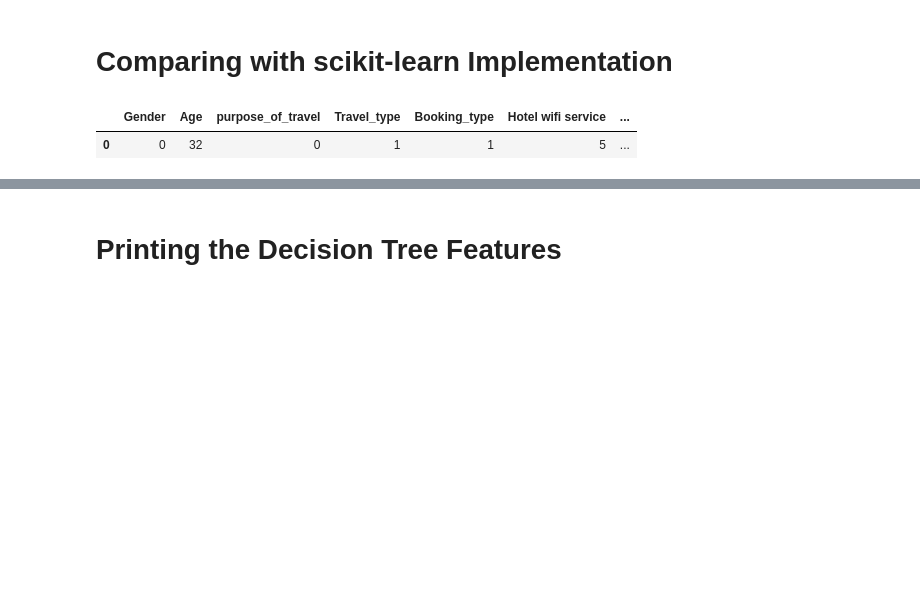
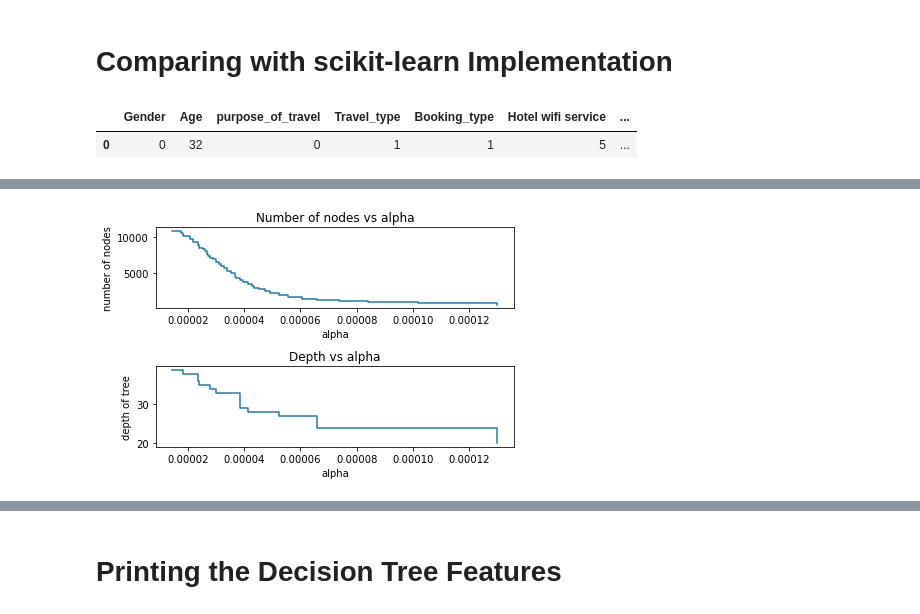
Before and after one commit to heisenbug237/WoC3_MLe, a Jupyter notebook: MyTree.ipynb, the cells around one changed output, grey strips where cells are left out. Saved outputs shown, nothing was run; the diff lists cells and outputs as text; code cells hidden in the pictures; blank space fills up the shorter version.

```diff
--- a/MyTree.ipynb
+++ b/MyTree.ipynb
@@ -312,0 +403,18 @@ libtime=time.time()-start
+# %%
+#clfs = clfs[:-1]
+#good_ccp_alphas = good_ccp_alphas[:-1]
+
+node_counts = [clf.tree_.node_count for clf in clfs]
+depth = [clf.tree_.max_depth for clf in clfs]
+fig, ax = plt.subplots(2, 1)
+ax[0].plot(good_ccp_alphas, node_counts, marker='', drawstyle="steps-post")
+ax[0].set_xlabel("alpha")
+ax[0].set_ylabel("number of nodes")
+ax[0].set_title("Number of nodes vs alpha")
+ax[1].plot(good_ccp_alphas, depth, marker='', drawstyle="steps-post")
+ax[1].set_xlabel("alpha")
+ax[1].set_ylabel("depth of tree")
+ax[1].set_title("Depth vs alpha")
+fig.tight_layout()
+# %% [output]
+[figure, added]
```
Also changed, not shown: parts of 19 cells of this notebook.
